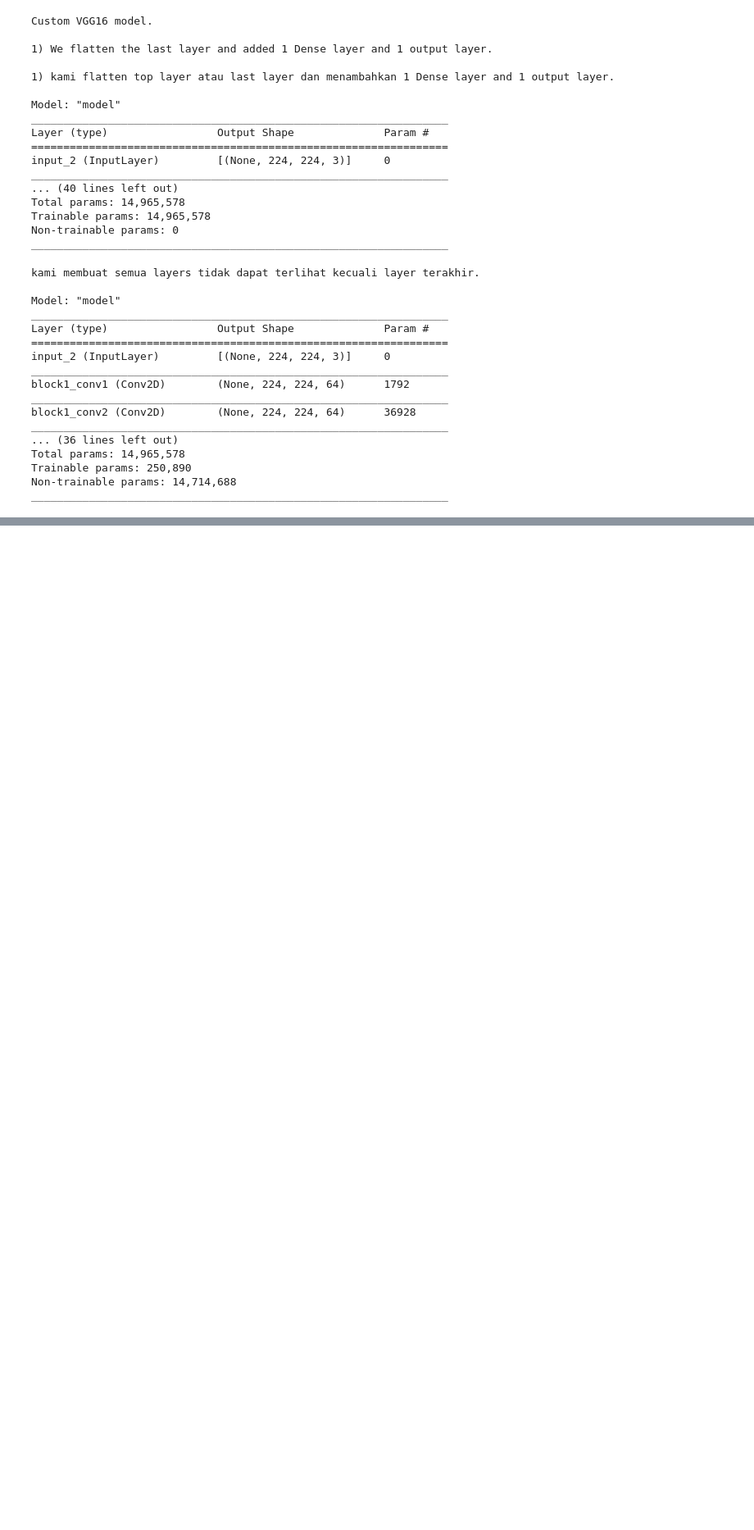
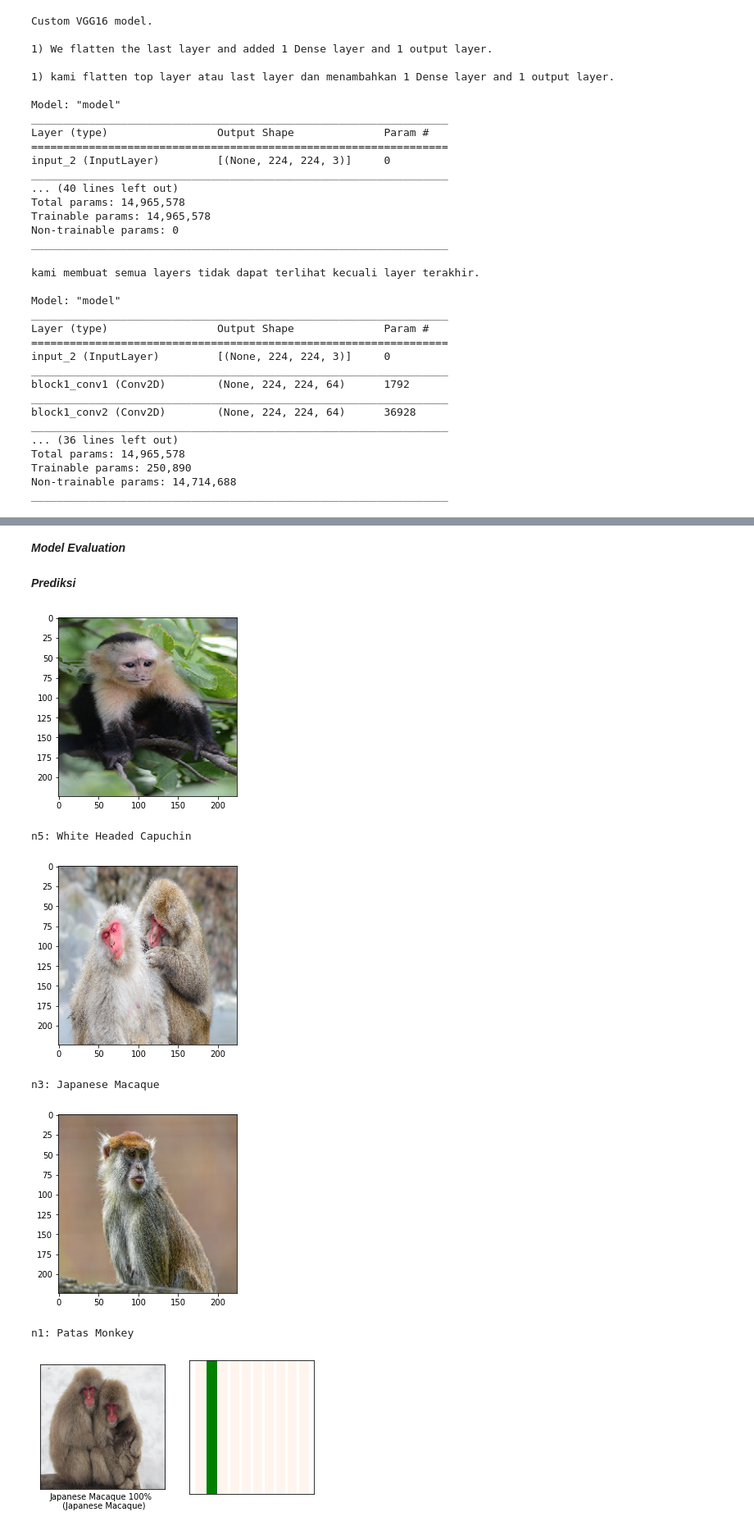
Before and after one commit to Rafterbang/TugasPraktikumML_258-271, a Jupyter notebook: Transfer_Learning_–_VGG16_for_Monkey_Species_Image_Classification.ipynb, the cells around one changed output, grey strips where cells are left out. Shown at 82% size. Drawn from its saved outputs; the diff is of its cells as text; code cells hidden in the pictures; blank space fills up the shorter version.

Commit message:
Predictions

```diff
--- a/Transfer_Learning_–_VGG16_for_Monkey_Species_Image_Classification.ipynb
+++ b/Transfer_Learning_–_VGG16_for_Monkey_Species_Image_Classification.ipynb
@@ -387 +387,3 @@ Epoch 20/20
 <keras.callbacks.History at 0x...>
+# %% [markdown]
+***Model Evaluation***
@@ -387,0 +456,8 @@ Epoch 20/20
+# %% [markdown]
+***Prediksi***
+# %%
+predictions=[]
+
+for img in val_images:
+    img=img.reshape(1,224,224,3)
+    predictions.append(model.predict(img))
@@ -387,0 +474,26 @@ Epoch 20/20
+# %%
+# Prediction of individual images taken from internet
+#prediksi image yang diambil dari internet
+
+# memanggil fungsi
+predict('220px-Young_White-headed_capuchin.JPG')
+predict('Grooming-Members-group-Japanese-macaques-each-other.jpg')
+predict('macaque-showing-a-bit-of-tongue.jpg')
+
+#definisikan parameters untuk menggunakan fungsi
+i=random.randrange(1, 25)
+plt.figure(figsize=(6,3))
+plt.subplot(1,2,1)
+
+plot_image(i,predictions, val_image_label, val_images_Original)
+plt.subplot(1,2,2)
+plot_value_array(i, predictions, val_image_label)
+plt.show()
+# %% [output]
+[figure, added]
+n5: White Headed Capuchin
+[figure, added]
+n3: Japanese Macaque
+[figure, added]
+n1: Patas Monkey
+[figure, added]
```
Also changed, not shown: parts of 8 cells of this notebook.
